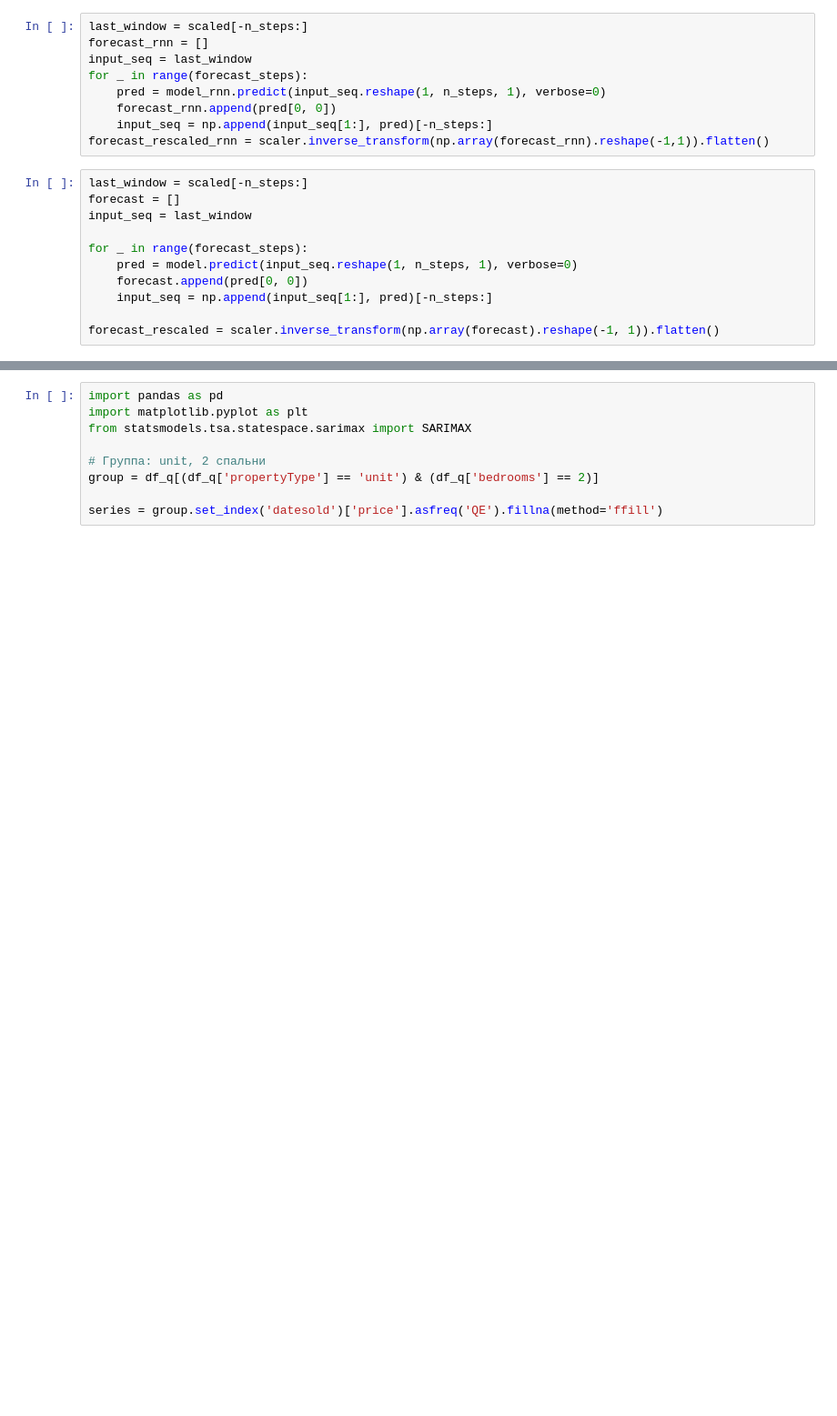
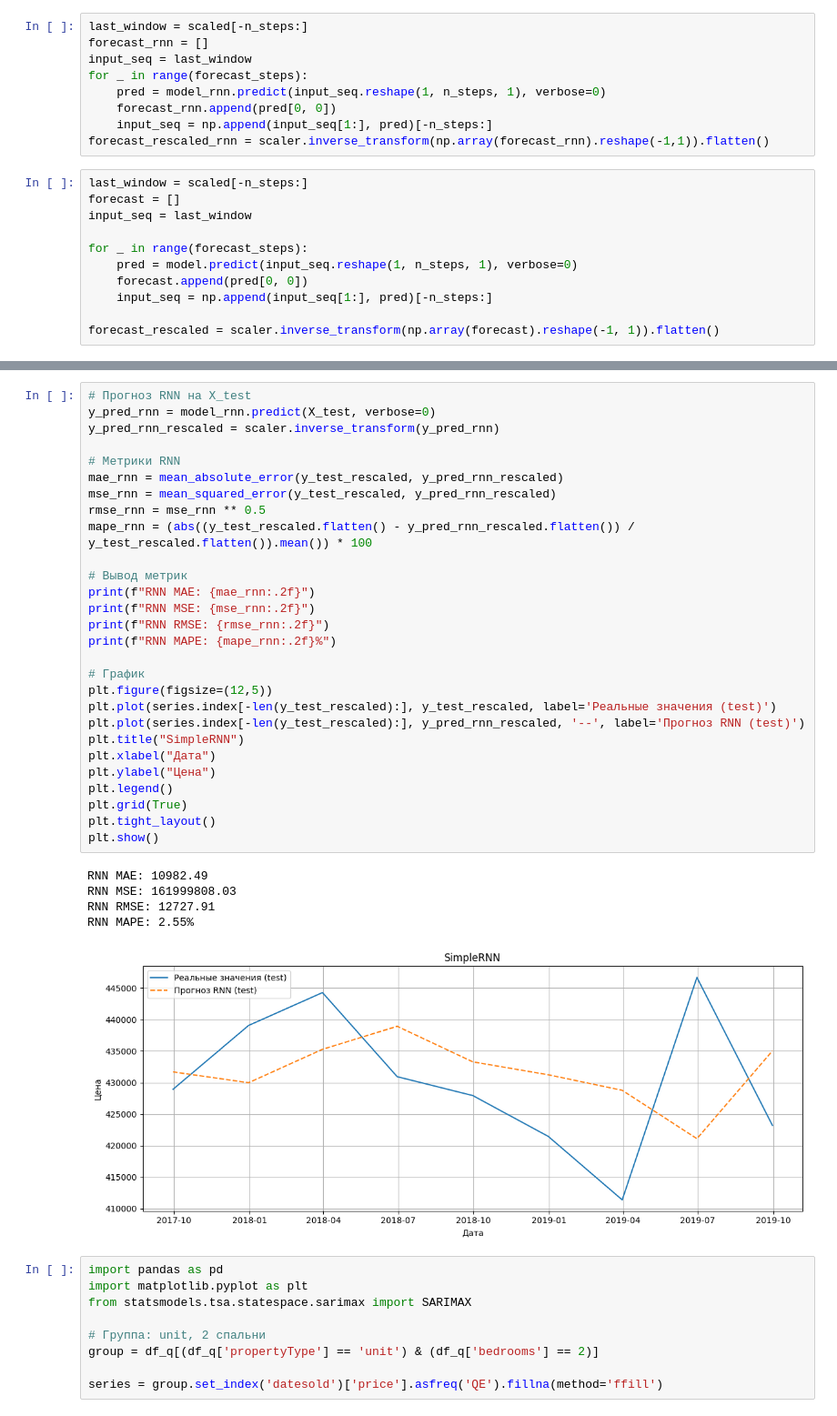
Before and after one commit to Nota02/data_mining, a Jupyter notebook: Практическая_работа_№11.ipynb, the cells around one changed output, grey strips where cells are left out. Shown: that part at 91% size. Drawn from its saved outputs; the diff is of its cells as text; blank space fills up the shorter version.

```diff
--- a/Практическая_работа_№11.ipynb
+++ b/Практическая_работа_№11.ipynb
@@ -198,3 +230,37 @@ plt.show()
+# %%
+# Прогноз RNN на X_test
+y_pred_rnn = model_rnn.predict(X_test, verbose=0)
+y_pred_rnn_rescaled = scaler.inverse_transform(y_pred_rnn)
+
+# Метрики RNN
+mae_rnn = mean_absolute_error(y_test_rescaled, y_pred_rnn_rescaled)
+mse_rnn = mean_squared_error(y_test_rescaled, y_pred_rnn_rescaled)
+rmse_rnn = mse_rnn ** 0.5
+mape_rnn = (abs((y_test_rescaled.flatten() - y_pred_rnn_rescaled.flatten()) / y_test_rescaled.flatten()).mean()) * 100
+
+# Вывод метрик
+print(f"RNN MAE: {mae_rnn:.2f}")
+print(f"RNN MSE: {mse_rnn:.2f}")
+print(f"RNN RMSE: {rmse_rnn:.2f}")
+print(f"RNN MAPE: {mape_rnn:.2f}%")
+
+# График
+plt.figure(figsize=(12,5))
+plt.plot(series.index[-len(y_test_rescaled):], y_test_rescaled, label='Реальные значения (test)')
+plt.plot(series.index[-len(y_test_rescaled):], y_pred_rnn_rescaled, '--', label='Прогноз RNN (test)')
+plt.title("SimpleRNN")
+plt.xlabel("Дата")
+plt.ylabel("Цена")
+plt.legend()
+plt.grid(True)
+plt.tight_layout()
+plt.show()
+# %% [output]
+RNN MAE: 10982.49
+RNN MSE: 161999808.03
+RNN RMSE: 12727.91
+RNN MAPE: 2.55%
+[figure, added]
 # %%
 import pandas as pd
 import matplotlib.pyplot as plt
```
Also changed, not shown: parts of 15 cells of this notebook.
